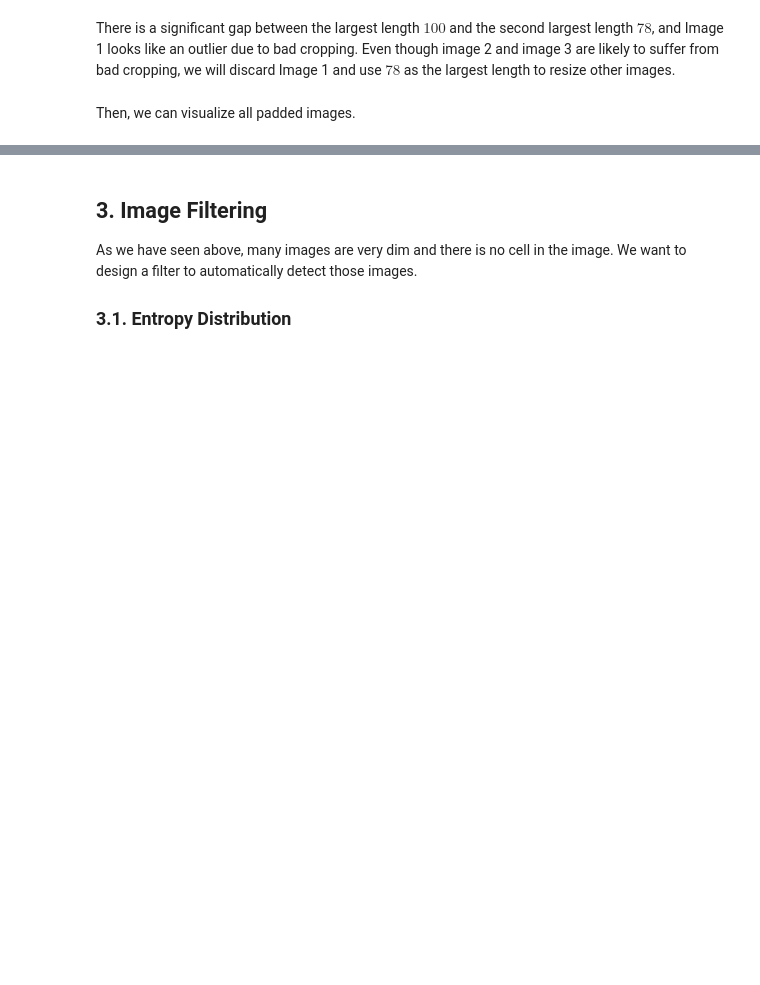
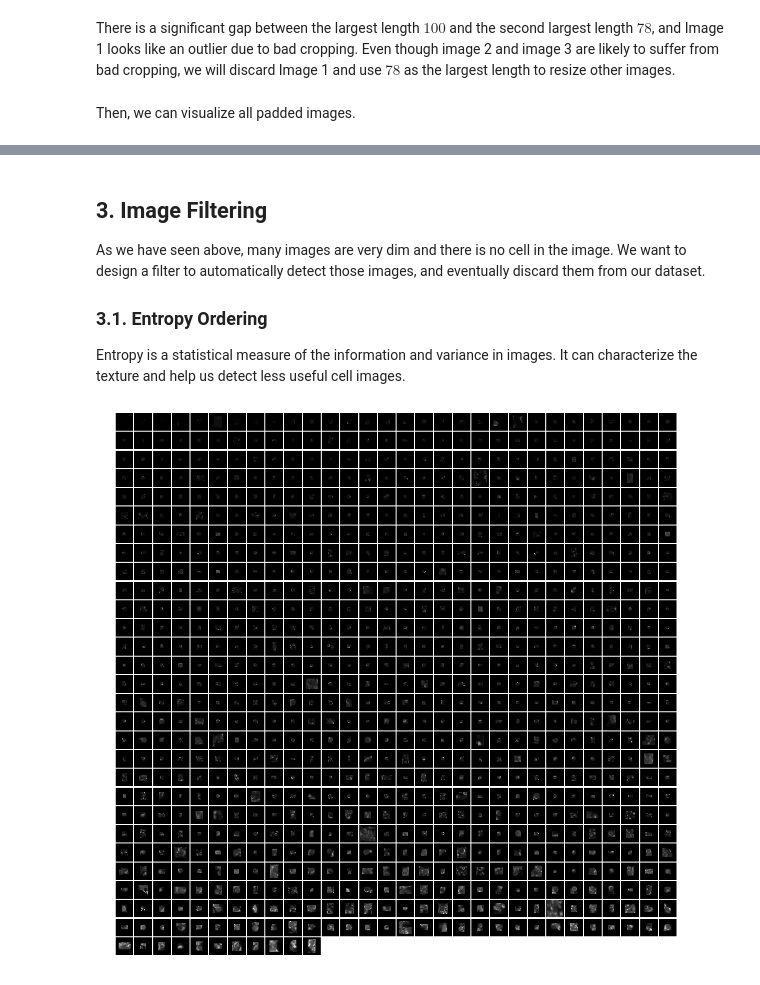
Before and after one commit to gitter-lab/t-cell-classification, a Jupyter notebook: image_processing.ipynb, the cells around one changed output, grey strips where cells are left out. Cells and saved outputs as stored; diff of their text form; code cells hidden in the pictures; blank space fills up the shorter version.

Commit message:
Finish the image processing notebook

```diff
--- a/image_processing.ipynb
+++ b/image_processing.ipynb
@@ -160,11 +166,12 @@ There is a significant gap between the largest length $100$ and the second large
 # %%
 # Add padding to all images except Image 1 above
 image_1 = largest_three[0][1]
+discard_images = set([image_1])
 max_length = 78
 
 for image_path in glob("./images/sample_images/original/*/*/*.png"):
     # Ignore image 1
-    if image_path == image_1:
+    if image_path in discard_images:
         continue
 
     # Get the output path
@@ -186,6 +194,8 @@ Then, we can visualize all padded images.
 # %% [markdown]
 ## 3. Image Filtering
 
-As we have seen above, many images are very dim and there is no cell in the image. We want to design a filter to automatically detect those images.
+As we have seen above, many images are very dim and there is no cell in the image. We want to design a filter to automatically detect those images, and eventually discard them from our dataset.
 
-### 3.1. Entropy Distribution
+### 3.1. Entropy Ordering
+
+Entropy is a statistical measure of the information and variance in images. It can characterize the texture and help us detect less useful cell images.
@@ -191,0 +262,18 @@ As we have seen above, many images are very dim and there is no cell in the imag
+# %%
+# Compute the entropies on original images
+entropy_pairs = [(n, compute_entropy(n)) for n in
+                 set(glob("./images/sample_images/original/*/*/*.png")) - discard_images]
+
+# Sort images by increasing entropy
+original_images_sorted = [i[0] for i in sorted(entropy_pairs, key=lambda x: x[1])]
+# %%
+# Plot the padded images with entropy order
+padded_images_sorted = [i.replace('original', 'processed/padded') for i in original_images_sorted]
+montage = montage_images(padded_images_sorted, 30, image_size=50, margin=3)
+
+plt.figure(figsize=(20, round(montage.shape[1] / montage.shape[0] * 20)))
+plt.imshow(montage, cmap='gray')
+plt.axis('off')
+plt.show()
+# %% [output]
+[figure, added]
```
Also changed, not shown: parts of 33 cells of this notebook, 2 other files.
